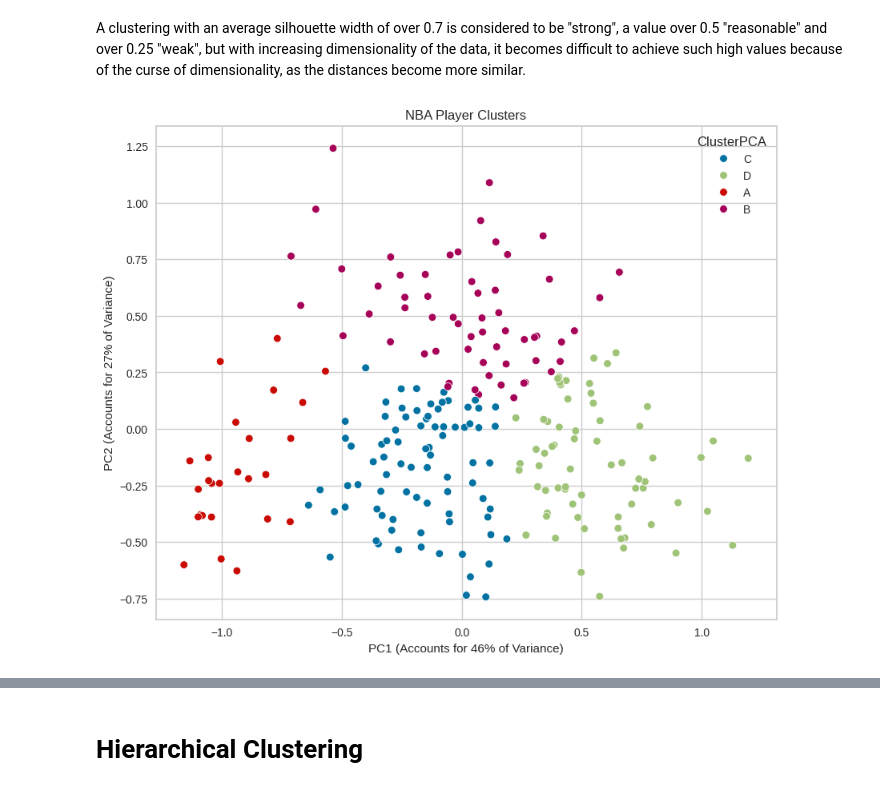
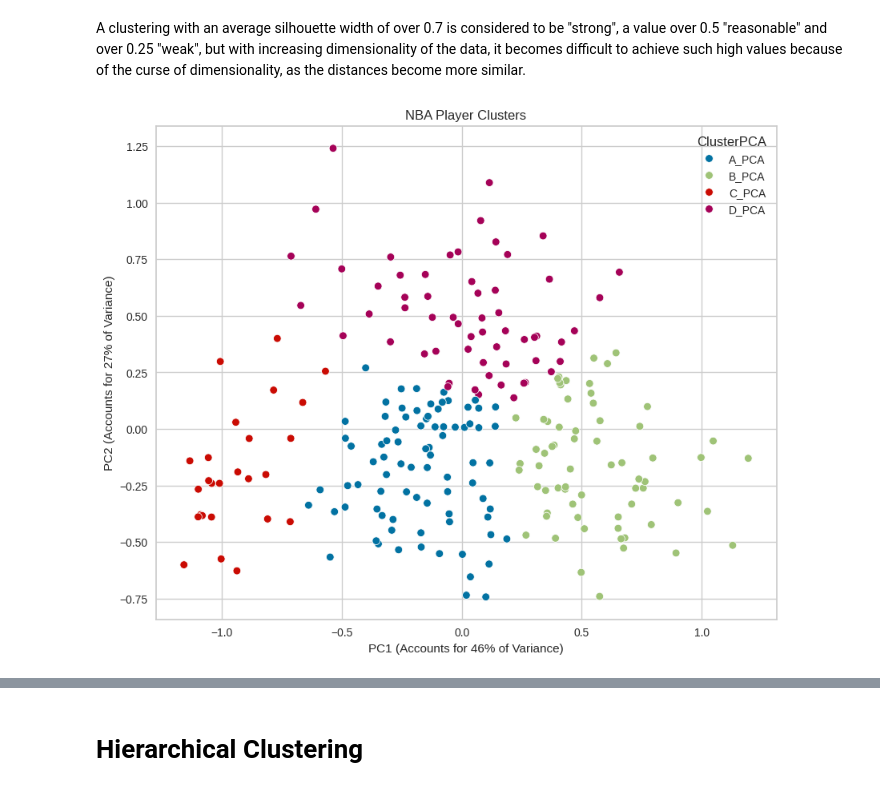
Before and after one commit to bphqk3/CF, a Jupyter notebook: CF_PTS.ipynb, the cells around one changed output, grey strips where cells are left out. Drawn from its saved outputs; the diff is of its cells as text; code cells hidden in the pictures.

```diff
--- a/CF_PTS.ipynb
+++ b/CF_PTS.ipynb
@@ -505,10 +489,10 @@ Players_2122['Cluster'] = cluster_labels
 
 # # Define cluster names
 cluster_names = {
-     0: 'A',
-     1: 'B',
-     2: 'C',
-     3: 'D'
+     0: 'A_OG',
+     1: 'B_OG',
+     2: 'C_OG',
+     3: 'D_OG'
      }
 
 Players_2122['Cluster'] = Players_2122['Cluster'].map(cluster_names)
@@ -700,29 +724,29 @@ A clustering with an average silhouette width of over 0.7 is considered to be "s
 # %%
 ## At this point, you should choose how many clusters you want and you repeat with that n_clusters
 #consider set random state?
 k = 4
 kmeans = KMeans(n_clusters=k, n_init=10, random_state=None)
 kmeans.fit_predict(data_pca)
 cluster_labels = kmeans.labels_
 Players_2122['ClusterPCA'] = cluster_labels
 
 # # Define cluster names
 cluster_names = {
-     0: 'A',
-     1: 'B',
-     2: 'C',
-     3: 'D'
+     0: 'A_PCA',
+     1: 'B_PCA',
+     2: 'C_PCA',
+     3: 'D_PCA'
      }
 
 Players_2122['ClusterPCA'] = Players_2122['ClusterPCA'].map(cluster_names)
-Cluster1_data_pca = Players_2122.groupby('ClusterPCA')
+
 # Plotting Clusters
 plt.figure(figsize=(10, 8))
 # Extract first two Principal Components
 sns.scatterplot(x=data_pca[:, 0], y=data_pca[:, 1], hue=Players_2122['ClusterPCA'])
 plt.title('NBA Player Clusters')
-plt.xlabel(f'PC1 (Accounts for {round(cluster1_var)}% of Variance)')
-plt.ylabel(f'PC2 (Accounts for {round(cluster2_var)}% of Variance)')
+plt.xlabel(f'PC1 (Accounts for {round(pc1_var)}% of Variance)')
+plt.ylabel(f'PC2 (Accounts for {round(pc2_var)}% of Variance)')
 plt.show()
 # %% [output]
-[figure, old version]
+[figure, new version]
```
Also changed, not shown: parts of 56 cells of this notebook.
